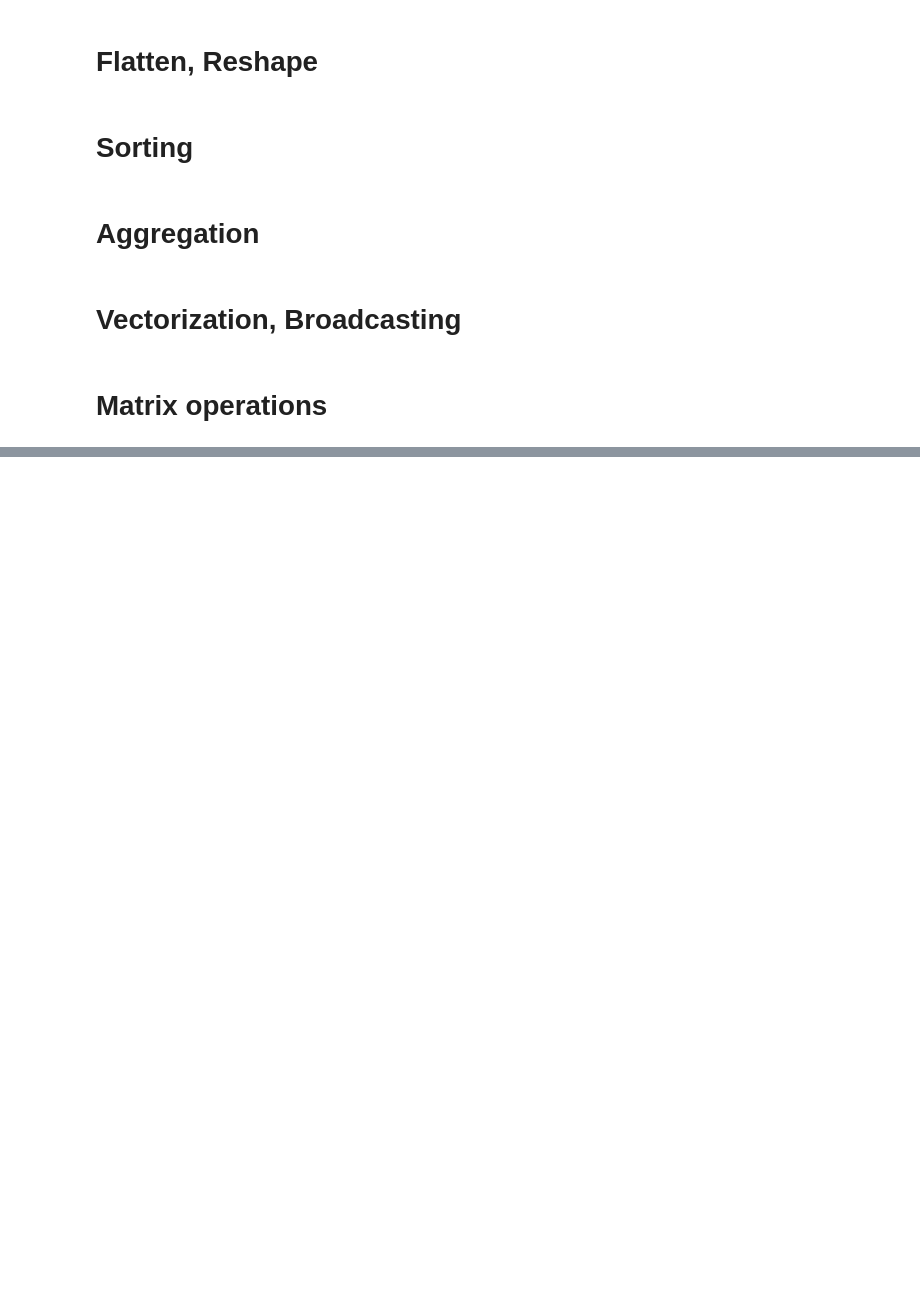
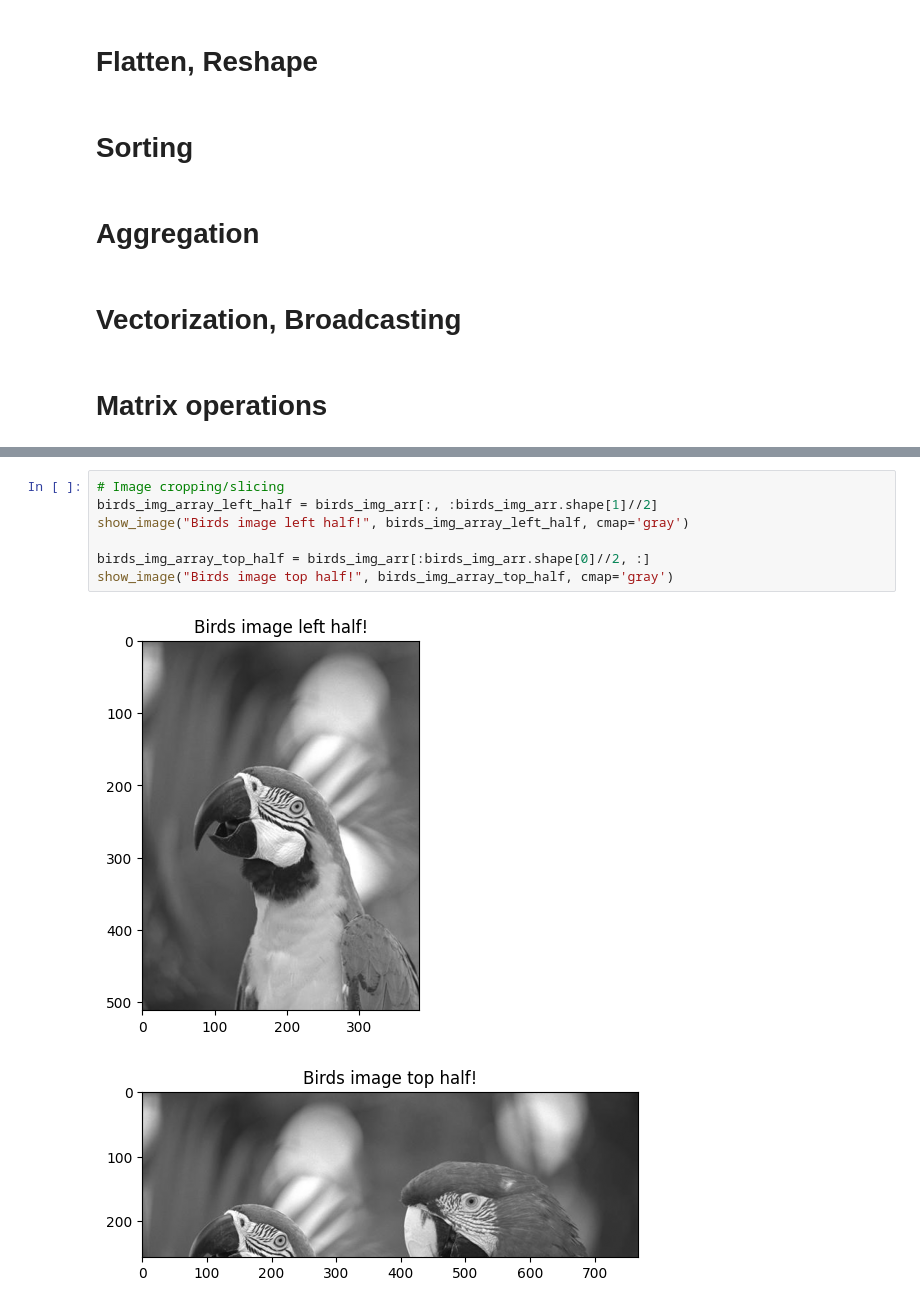
Before and after one commit to venkatbabukr/AllProjects, a Jupyter notebook: Scaler/Modules/Numpy_Buzz_Terms,_Nuances.ipynb, the cells around one changed output, grey strips where cells are left out. Cells and saved outputs as stored; diff of their text form; blank space fills up the shorter version.

```diff
--- a/Scaler/Modules/Numpy_Buzz_Terms,_Nuances.ipynb
+++ b/Scaler/Modules/Numpy_Buzz_Terms,_Nuances.ipynb
@@ -228,0 +352,10 @@ arr1 after negating the whole array: [ 0 -1 -2 -3 -4 -5 -6 -7 -8 -9]
+# %%
+# Image cropping/slicing
+birds_img_array_left_half = birds_img_arr[:, :birds_img_arr.shape[1]//2]
+show_image("Birds image left half!", birds_img_array_left_half, cmap='gray')
+
+birds_img_array_top_half = birds_img_arr[:birds_img_arr.shape[0]//2, :]
+show_image("Birds image top half!", birds_img_array_top_half, cmap='gray')
+# %% [output]
+[figure, added]
+[figure, added]
```
Also changed, not shown: parts of 11 cells of this notebook.
